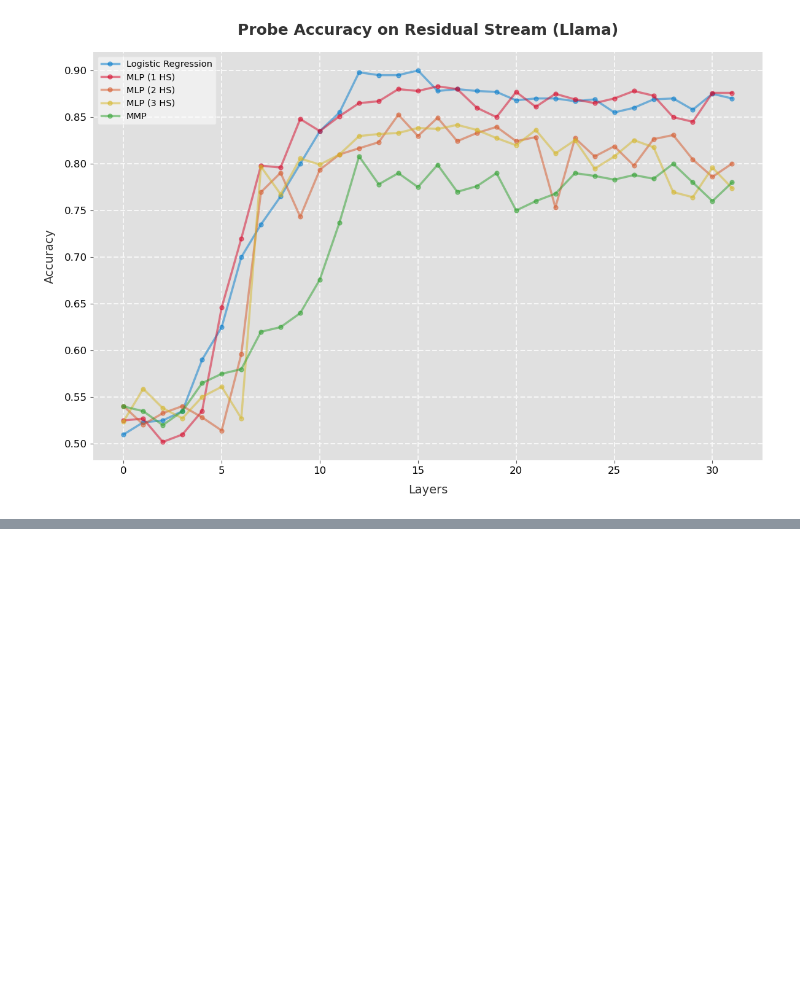
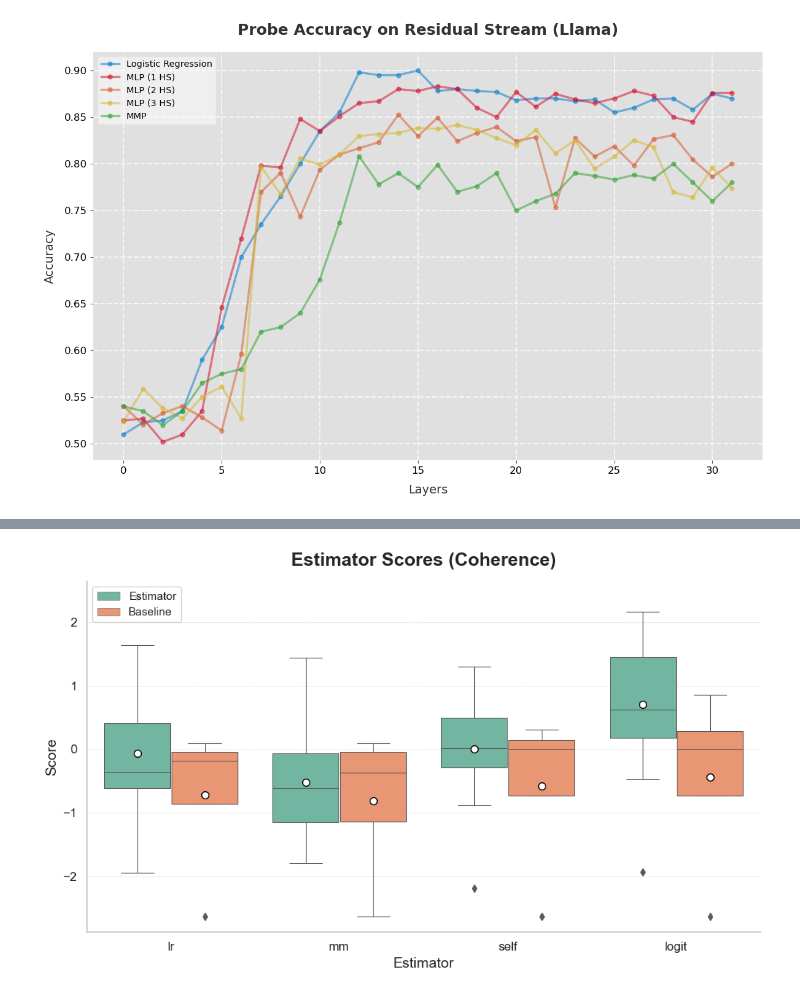
Before and after one commit to Supersheep7/belief-repr1, a Jupyter notebook: barplot.ipynb, the cells around one changed output, grey strips where cells are left out. Saved outputs shown, nothing was run; the diff lists cells and outputs as text; code cells hidden in the pictures; blank space fills up the shorter version.

```diff
--- a/barplot.ipynb
+++ b/barplot.ipynb
@@ -536,0 +739,75 @@ scores_models = {
+# %%
+estimators = {
+              'lr': lr.flatten(),
+              'mm': mm.flatten(),
+              'self': self.flatten(),
+              'logit': logit.flatten(),
+              'lr_random': lr_random,
+              'mm_random': mm_random,
+              'self_random': self_random,
+              'logit_random': logit_random
+              }
+models = {
+            'llama': llama.flatten(),
+            'llama-it': llama_it.flatten(),
+            'gemma': gemma.flatten(),
+            'gemma-it': gemma_it.flatten(),
+            'gpt-j': gpt_j.flatten(),
+            'baseline': baseline.flatten()
+            }
+# %%
+import matplotlib.pyplot as plt
+import seaborn as sns
+import pandas as pd
+
+# Prepare dataframe
+data = []
+for key, values in estimators.items():
+    model = key.replace('_random', '')
+    variant = 'Baseline' if 'random' in key else 'Estimator'
+    for v in values:
+        data.append({'Model': model, 'Variant': variant, 'Score': float(v)})
+
+df = pd.DataFrame(data)
+df['Score'] = pd.to_numeric(df['Score'], errors='coerce')
+model_order = ['lr', 'mm', 'self', 'logit']
+
+# Set style
+sns.set_theme(style='whitegrid')
+
+# Color palette
+palette = sns.color_palette('Set2')
+
+# Plot
+plt.figure(figsize=(10, 6))
+ax = sns.boxplot(
+    data=df,
+    x='Model',
+    y='Score',
+    hue='Variant',
+    order=model_order,
+    palette=palette,
+    width=0.8,
+    linewidth=0.75,
+    showmeans=True,
+    meanprops={
+        "marker": "o",
+        "markerfacecolor": "white",
+        "markeredgecolor": "black",
+        "markersize": 7,
+    },
+)
+
+# Aesthetic tweaks
+plt.title('Estimator Scores (Coherence)', fontsize=18, weight='bold', pad=15)
+plt.xlabel('Estimator', fontsize=14)
+plt.ylabel('Score', fontsize=14)
+plt.xticks(fontsize=12)
+plt.yticks(fontsize=12)
+plt.legend(title='', title_fontsize=13, fontsize=11, loc='upper left')
+sns.despine(trim=False)
+plt.grid(axis='y', linestyle='--', linewidth=0.5, alpha=0.7)
+plt.tight_layout()
+plt.show()
+# %% [output]
+[figure, added]
```
Also changed, not shown: parts of 24 cells of this notebook, 2 other files.
